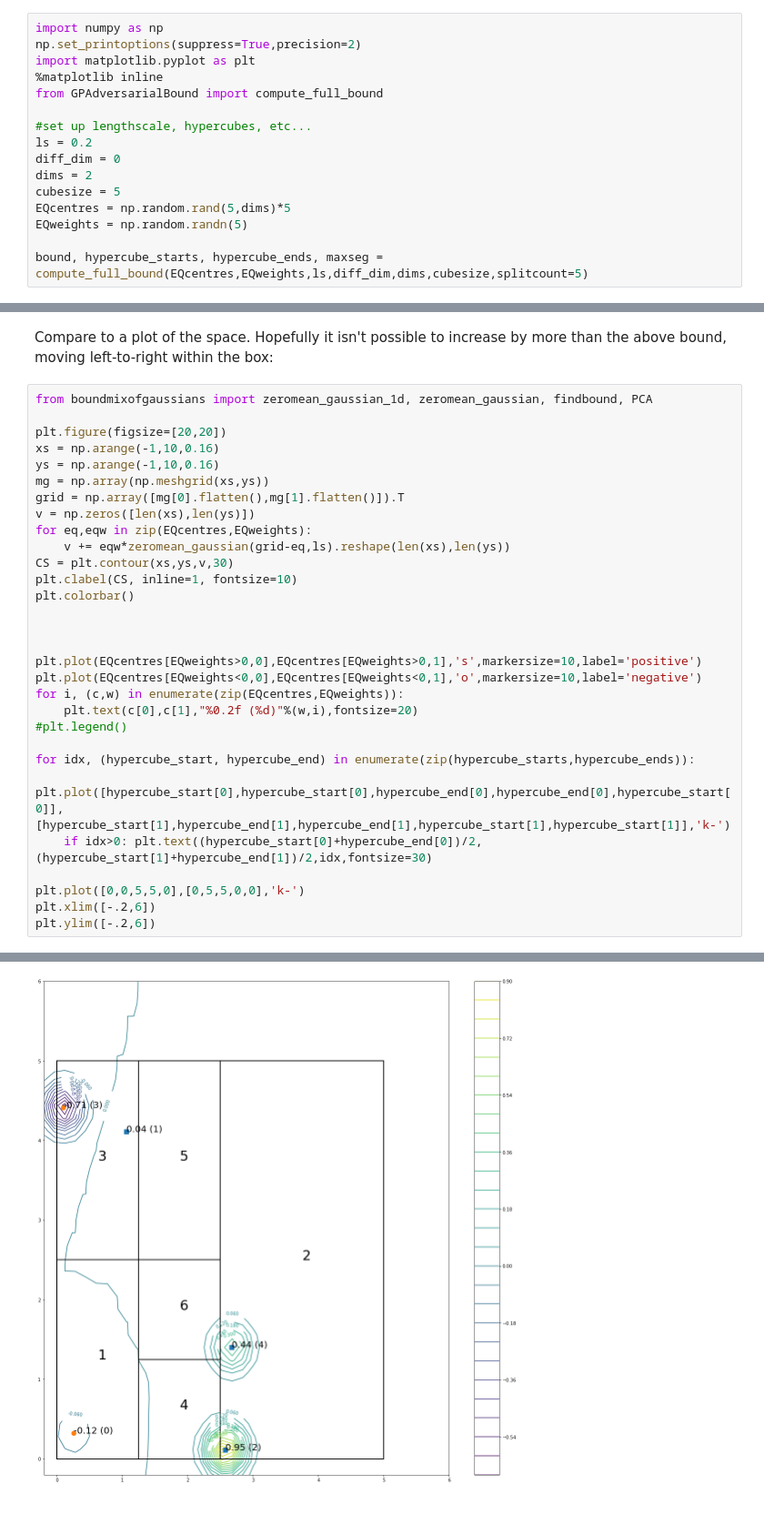
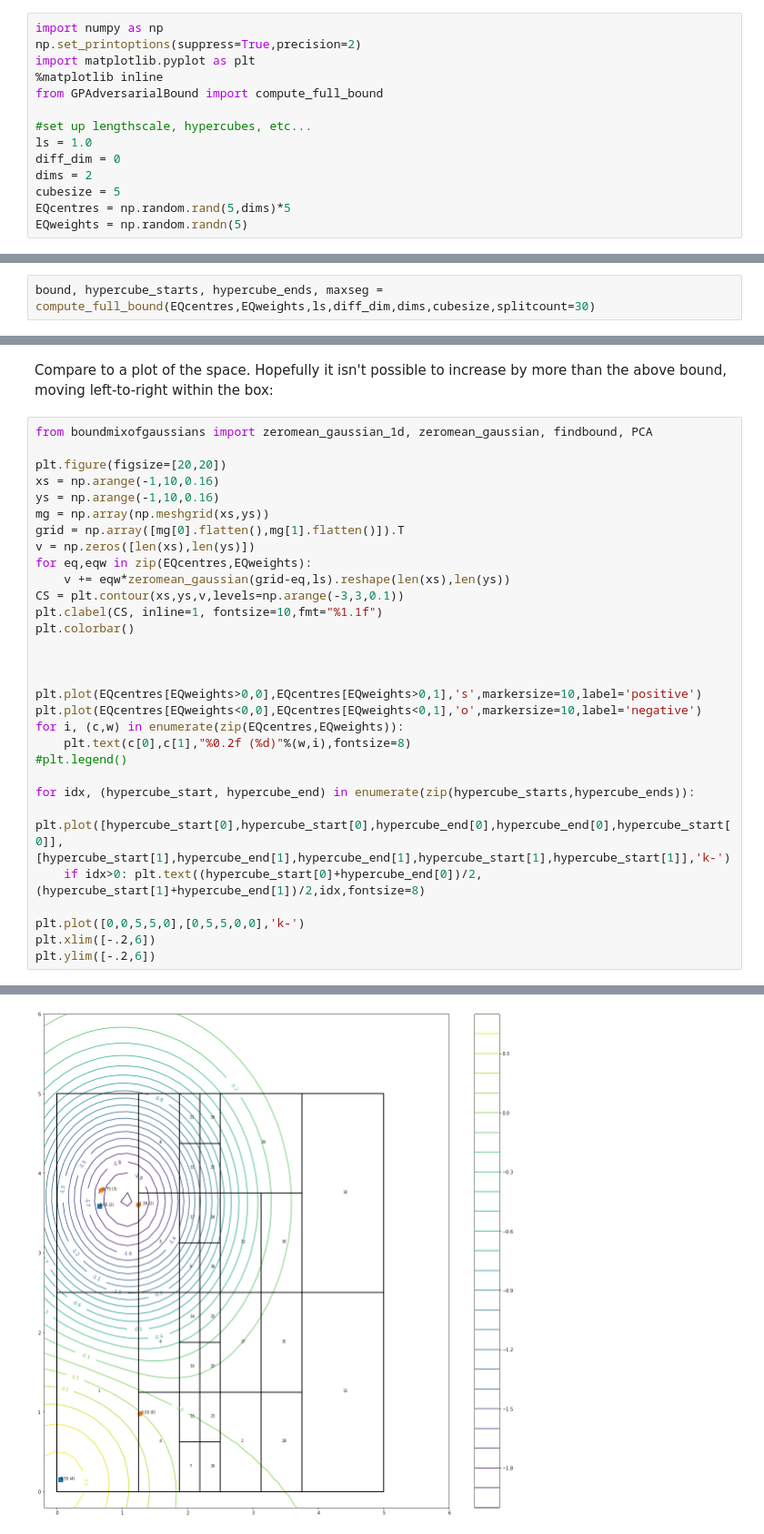
Before and after one commit to lionfish0/GPAdversarialBound, a Jupyter notebook: jupyter/New Version.ipynb, the cells around one changed output, grey strips where cells are left out. Shown at 91% size. Saved outputs shown, nothing was run; the diff lists cells and outputs as text.

```diff
--- a/jupyter/New Version.ipynb
+++ b/jupyter/New Version.ipynb
@@ -109,11 +109,9 @@ import matplotlib.pyplot as plt
 from GPAdversarialBound import compute_full_bound
 
 #set up lengthscale, hypercubes, etc...
-ls = 0.2
+ls = 1.0
 diff_dim = 0
 dims = 2
 cubesize = 5
 EQcentres = np.random.rand(5,dims)*5
 EQweights = np.random.randn(5)
-
-bound, hypercube_starts, hypercube_ends, maxseg = compute_full_bound(EQcentres,EQweights,ls,diff_dim,dims,cubesize,splitcount=5)
@@ -138,2 +118,4 @@ bound 1.26
+# %%
+bound, hypercube_starts, hypercube_ends, maxseg = compute_full_bound(EQcentres,EQweights,ls,diff_dim,dims,cubesize,splitcount=30)
 # %%
 
@@ -145,33 +130,33 @@ Compare to a plot of the space. Hopefully it isn't possible to increase by more
 # %%
 from boundmixofgaussians import zeromean_gaussian_1d, zeromean_gaussian, findbound, PCA
 
 plt.figure(figsize=[20,20])
 xs = np.arange(-1,10,0.16)
 ys = np.arange(-1,10,0.16)
 mg = np.array(np.meshgrid(xs,ys))
 grid = np.array([mg[0].flatten(),mg[1].flatten()]).T
 v = np.zeros([len(xs),len(ys)])
 for eq,eqw in zip(EQcentres,EQweights):
     v += eqw*zeromean_gaussian(grid-eq,ls).reshape(len(xs),len(ys))
-CS = plt.contour(xs,ys,v,30)
-plt.clabel(CS, inline=1, fontsize=10)
+CS = plt.contour(xs,ys,v,levels=np.arange(-3,3,0.1))
+plt.clabel(CS, inline=1, fontsize=10,fmt="%1.1f")
 plt.colorbar()
 
 
 
 plt.plot(EQcentres[EQweights>0,0],EQcentres[EQweights>0,1],'s',markersize=10,label='positive')
 plt.plot(EQcentres[EQweights<0,0],EQcentres[EQweights<0,1],'o',markersize=10,label='negative')
 for i, (c,w) in enumerate(zip(EQcentres,EQweights)):
-    plt.text(c[0],c[1],"%0.2f (%d)"%(w,i),fontsize=20)
+    plt.text(c[0],c[1],"%0.2f (%d)"%(w,i),fontsize=8)
 #plt.legend()
 
 for idx, (hypercube_start, hypercube_end) in enumerate(zip(hypercube_starts,hypercube_ends)):
     plt.plot([hypercube_start[0],hypercube_start[0],hypercube_end[0],hypercube_end[0],hypercube_start[0]],[hypercube_start[1],hypercube_end[1],hypercube_end[1],hypercube_start[1],hypercube_start[1]],'k-')
-    if idx>0: plt.text((hypercube_start[0]+hypercube_end[0])/2,(hypercube_start[1]+hypercube_end[1])/2,idx,fontsize=30)
+    if idx>0: plt.text((hypercube_start[0]+hypercube_end[0])/2,(hypercube_start[1]+hypercube_end[1])/2,idx,fontsize=8)
 
 plt.plot([0,0,5,5,0],[0,5,5,0,0],'k-')
 plt.xlim([-.2,6])
 plt.ylim([-.2,6])
 # %% [output]
 (-0.2, 6)
-[figure, old version]
+[figure, new version]
```
Also changed, not shown: parts of 4 cells of this notebook, 1 other file.
